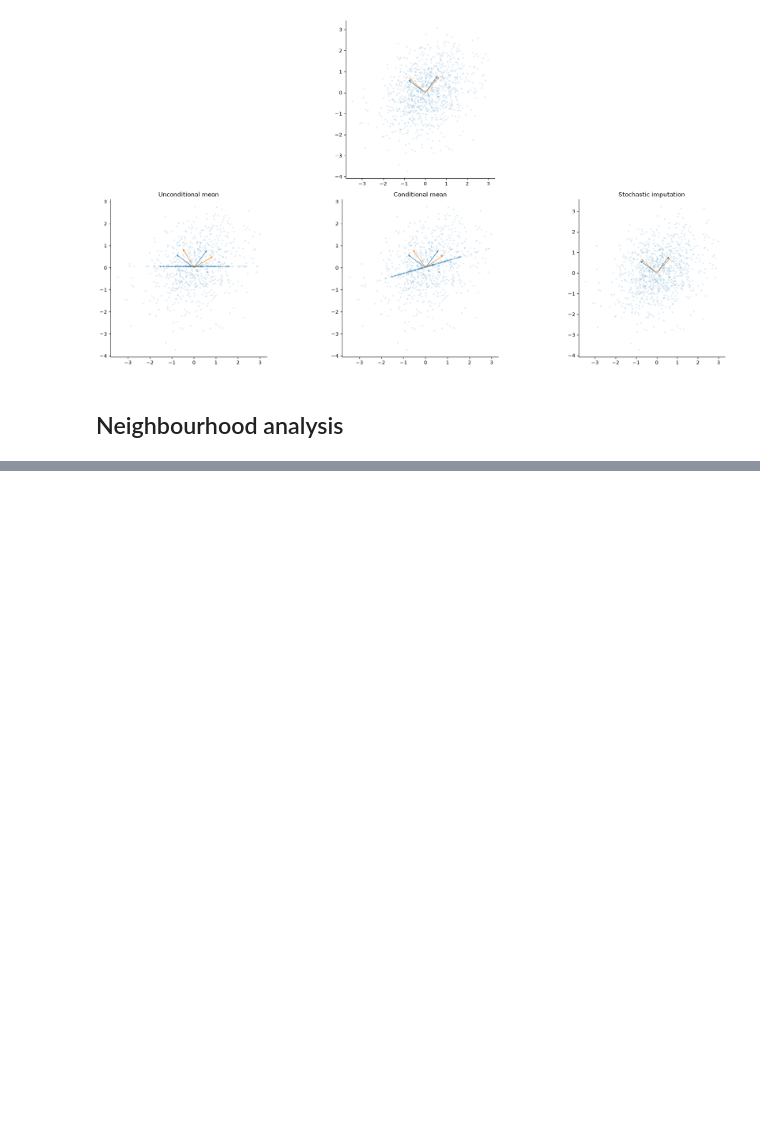
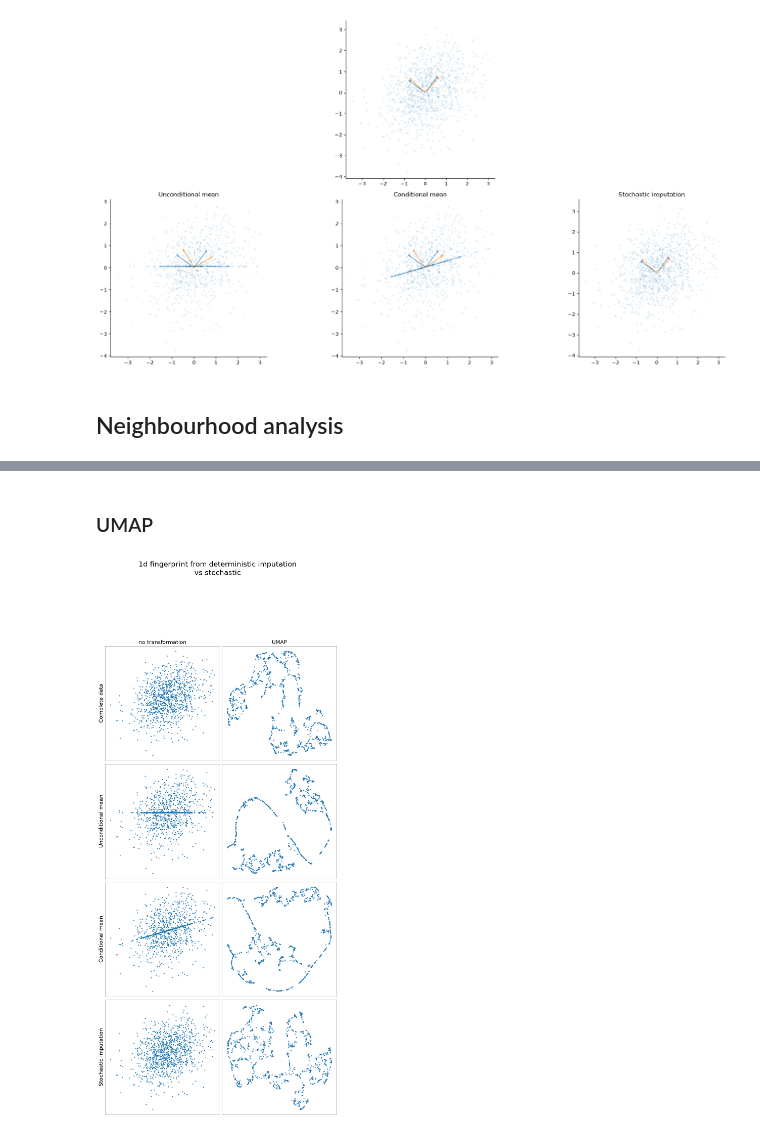
Before and after one commit to reebme/imputation-benchmark, a Jupyter notebook: notebooks/12_2D_cov_demo.ipynb, the cells around one changed output, grey strips where cells are left out. Cells and saved outputs as stored; diff of their text form; code cells hidden in the pictures; blank space fills up the shorter version.

```diff
--- a/notebooks/12_2D_cov_demo.ipynb
+++ b/notebooks/12_2D_cov_demo.ipynb
@@ -353,0 +418,18 @@ for imp, ds in datasets.items():
+# %%
+imps = ["truth", "umean", "cmean", "stoch"]
+
+imp_names = [
+    "Complete data",
+    "Unconditional mean",
+    "Conditional mean",
+    "Stochastic imputation"
+]
+titles = dict(zip(imps, imp_names))
+
+datasets = [X, X_imp_umean, X_imp_cmean, X_imp_stoch]
+datasets = dict(zip(imps, datasets))
+# %%
+perpl = 50
+datasets_tsne = {}
+for imp, ds in datasets.items():
+    datasets_tsne[imp] = TSNE(perplexity=perpl).fit_transform(ds)
@@ -353,0 +654,24 @@ for imp, ds in datasets.items():
+# %% [markdown]
+### UMAP
+# %%
+from umap import UMAP
+transformer = UMAP(
+    compatibility_layout=True,
+    init="spectral",
+    optimizer="compatibility",
+    n_jobs=1,
+    random_state=42,
+)
+datasets_umap = {}
+for imp, ds in datasets.items():
+    datasets_umap[imp] = transformer.fit_transform(ds)
+# %%
+plot_transformed_imputations(
+    datasets,
+    datasets_umap,
+    titles,
+    "UMAP",
+    "1d fingerprint from deterministic imputation\nvs stochastic"
+)
+# %% [output]
+[figure, added]
```
Also changed, not shown: parts of 12 cells of this notebook.
